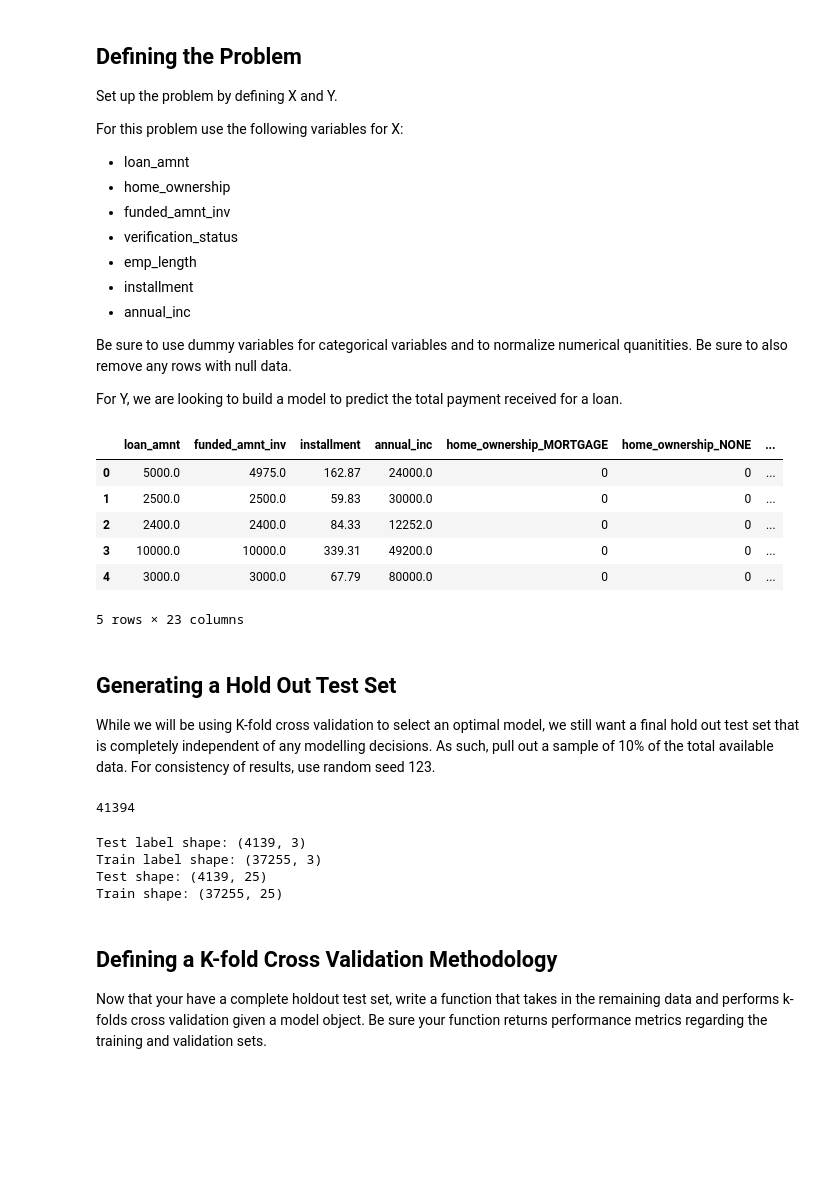
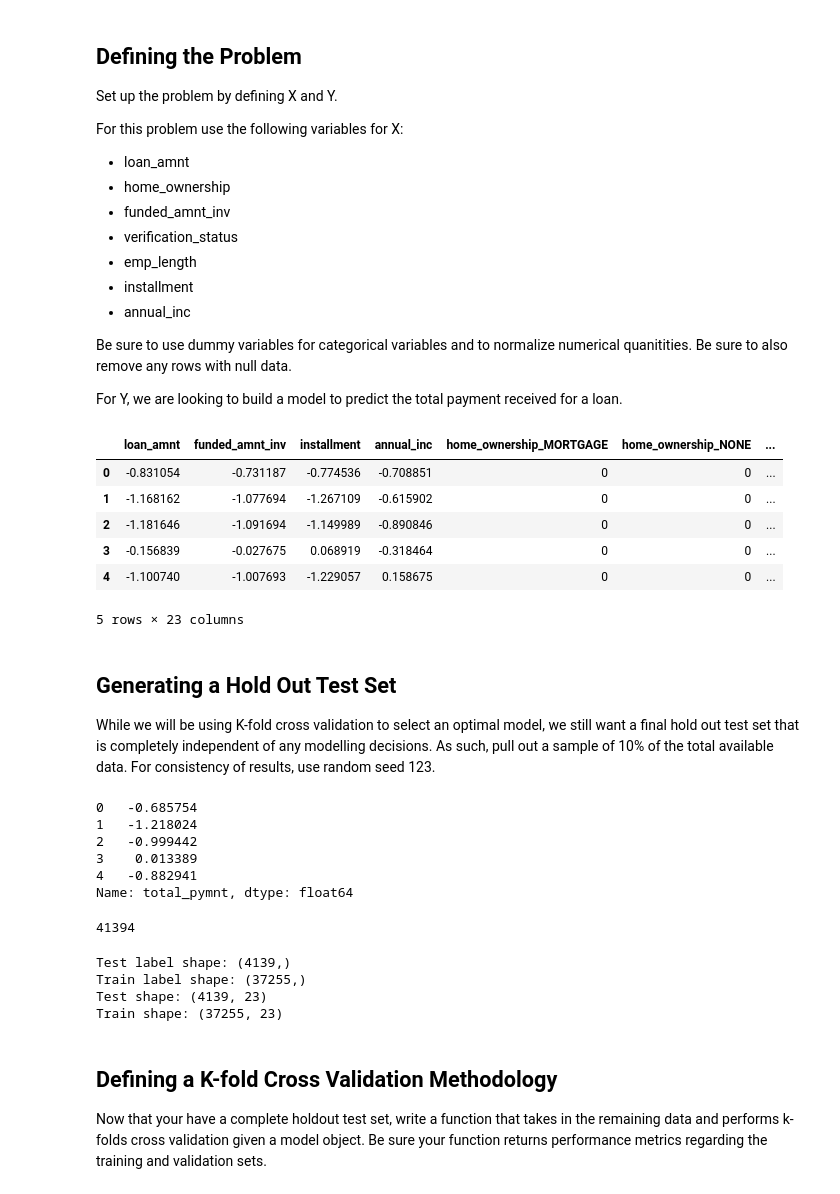
Before and after one commit to DavidBraslow/dsc-04-42-06-tuning-and-optimizing-neural-networks-lab-online-ds-sp-000, a Jupyter notebook: index.ipynb, the cells around one changed output. Drawn from its saved outputs; the diff is of its cells as text; code cells hidden in the pictures; blank space fills up the shorter version.

```diff
--- a/index.ipynb
+++ b/index.ipynb
@@ -105,26 +110,39 @@ Be sure to use dummy variables for categorical variables and to normalize numeri
 For Y, we are looking to build a model to predict the total payment received for a loan.
 # %%
 # Your code here; appropriately define X and Y using dummy variables and normalization for preprocessing.
-X = pd.get_dummies(df[['loan_amnt', 'home_ownership', 'funded_amnt_inv', 'verification_status', 'emp_length', 'installment', 'annual_inc']])
-Y = df['total_pymnt']
+X = df[['loan_amnt', 'home_ownership', 'funded_amnt_inv', 'verification_status', 'emp_length', 'installment', 'annual_inc']]
+Y = df['total_pymnt'].apply(lambda x: (x - df['total_pymnt'].mean())/df['total_pymnt'].std())
-# %%
-X.head()
-# %% [output]
-|  | loan_amnt | funded_amnt_inv | installment | annual_inc | home_ownership_MORTGAGE | home_ownership_NONE | ... |
-| 0 | 5000.0 | 4975.0 | 162.87 | 24000.0 | 0 | 0 | ... |
-| 1 | 2500.0 | 2500.0 | 59.83 | 30000.0 | 0 | 0 | ... |
-| 2 | 2400.0 | 2400.0 | 84.33 | 12252.0 | 0 | 0 | ... |
-| 3 | 10000.0 | 10000.0 | 339.31 | 49200.0 | 0 | 0 | ... |
-| 4 | 3000.0 | 3000.0 | 67.79 | 80000.0 | 0 | 0 | ... |
-5 rows × 23 columns
+# %%
+X = pd.get_dummies(X)
+num_vars = ['loan_amnt','funded_amnt_inv','installment','annual_inc']
+for var in num_vars:
+    mean = X[var].mean()
+    std = X[var].std()
+    X[var] = X[var].apply(lambda x: (x - mean)/std)
+X.head()
+# %% [output]
+|  | loan_amnt | funded_amnt_inv | installment | annual_inc | home_ownership_MORTGAGE | home_ownership_NONE | ... |
+| 0 | -0.831054 | -0.731187 | -0.774536 | -0.708851 | 0 | 0 | ... |
+| 1 | -1.168162 | -1.077694 | -1.267109 | -0.615902 | 0 | 0 | ... |
+| 2 | -1.181646 | -1.091694 | -1.149989 | -0.890846 | 0 | 0 | ... |
+| 3 | -0.156839 | -0.027675 | 0.068919 | -0.318464 | 0 | 0 | ... |
+| 4 | -1.100740 | -1.007693 | -1.229057 | 0.158675 | 0 | 0 | ... |
+5 rows × 23 columns
 # %% [markdown]
 ## Generating a Hold Out Test Set
 
 While we will be using K-fold cross validation to select an optimal model, we still want a final hold out test set that is completely independent of any modelling decisions. As such, pull out a sample of 10% of the total available data. For consistency of results, use random seed 123.
-# %%
-len(Y)
-# %% [output]
-41394
+# %%
+print(Y.head())
+len(Y)
+# %% [output]
+0   -0.685754
+1   -1.218024
+2   -0.999442
+3    0.013389
+4   -0.882941
+Name: total_pymnt, dtype: float64
+41394
 # %%
 # Your code here; generate a hold out test set for final model evaluation. Use random seed 123.
 import random
@@ -132,8 +150,8 @@ random.seed(123)
 test_index = random.sample(range(0,len(X)), int(len(X)/10))
 train_index = list(set(range(0,len(X))) - set(test_index))
 
-X = X.reset_index()
-Y = Y.reset_index()
+X = X.reset_index(drop = True)
+Y = Y.reset_index(drop = True)
 
 X_test = X.loc[test_index, :]
 X_train = X.loc[train_index, :]
@@ -146,10 +164,10 @@ print("Train label shape:", np.shape(y_train))
 print("Test shape:", np.shape(X_test))
 print("Train shape:", np.shape(X_train))
 # %% [output]
-Test label shape: (4139, 3)
-Train label shape: (37255, 3)
-Test shape: (4139, 25)
-Train shape: (37255, 25)
+Test label shape: (4139,)
+Train label shape: (37255,)
+Test shape: (4139, 23)
+Train shape: (37255, 23)
 # %% [markdown]
 ## Defining a K-fold Cross Validation Methodology
 
```
Also changed, not shown: parts of 12 cells of this notebook.
